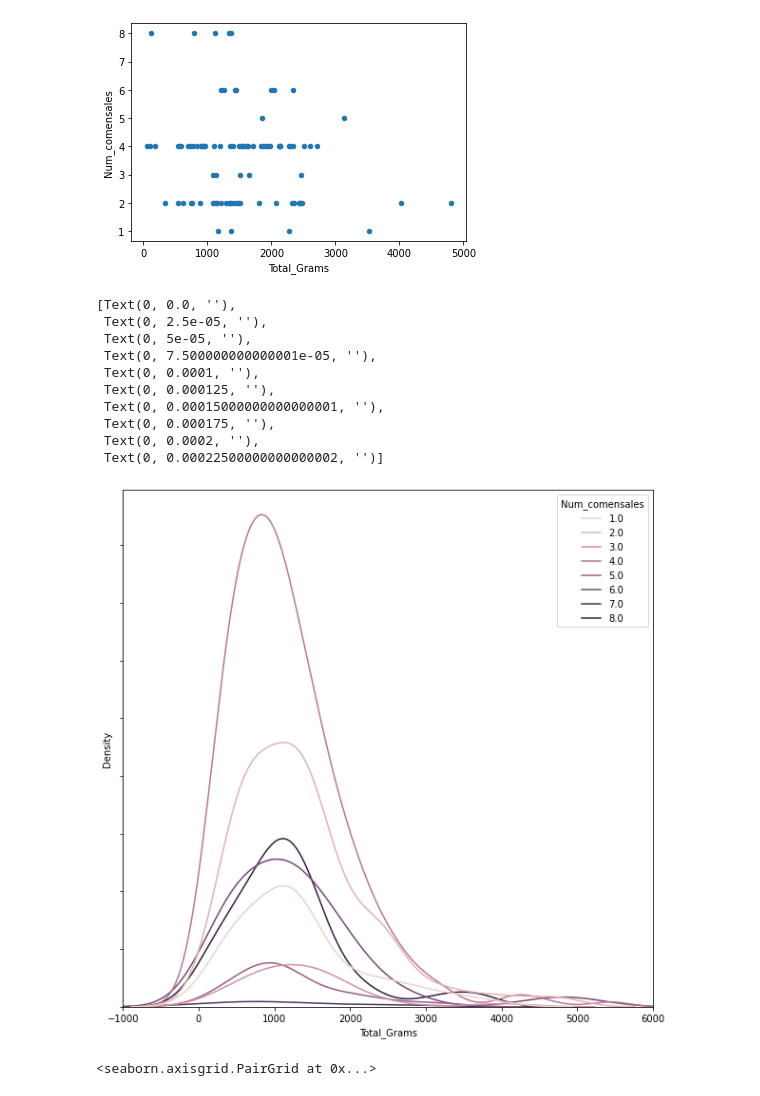
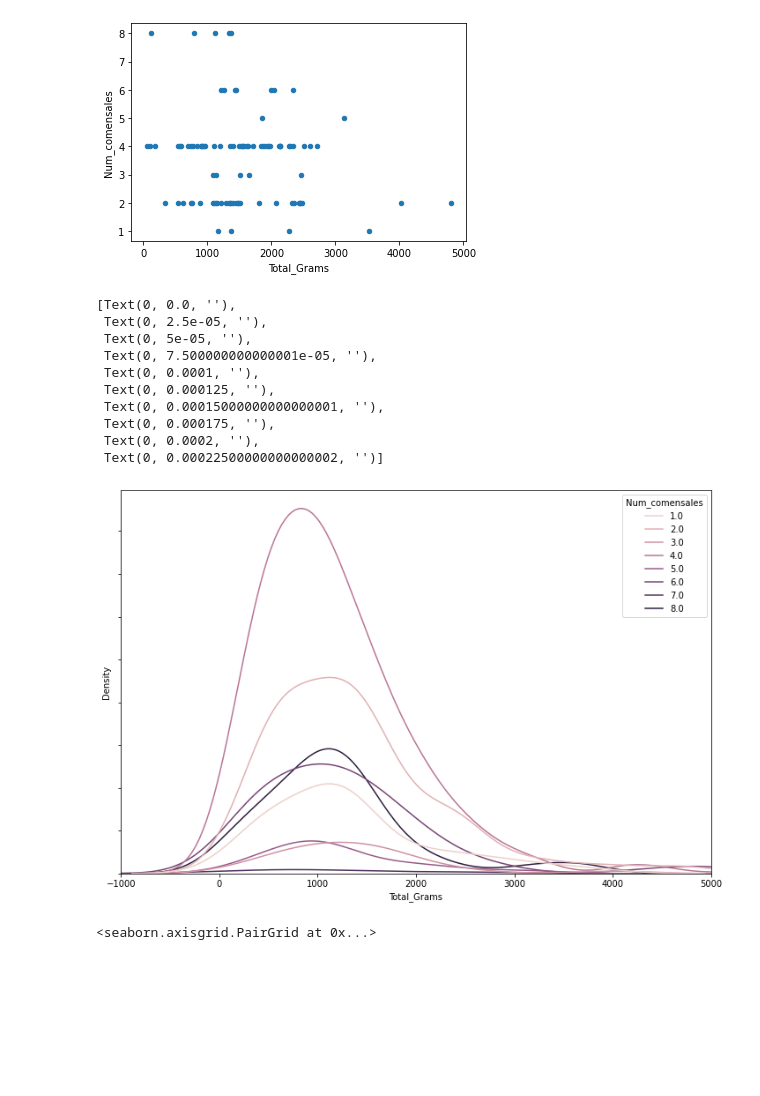
Before and after one commit to Shenia23/mangio, a Jupyter notebook: notebooks/PredictNComensales.ipynb, the cells around one changed output. Saved outputs shown, nothing was run; the diff lists cells and outputs as text; code cells hidden in the pictures; blank space fills up the shorter version.

```diff
--- a/notebooks/PredictNComensales.ipynb
+++ b/notebooks/PredictNComensales.ipynb
@@ -30,22 +30,22 @@ df[df['Categoria'] == 'Recetas de Carne'].plot.scatter('Total_Grams', 'Num_comen
 # %%
 df = df[df['Num_comensales']<10]
 # %%
-f, ax = plt.subplots(figsize=(10, 10))
+f, ax = plt.subplots(figsize=(12, 8))
 sns.kdeplot(data=df, x='Total_Grams', hue='Num_comensales', ax=ax)
-ax.set_xlim(-1000, 6000)
+ax.set_xlim(-1000, 5000)
 ax.set_yticklabels([])
 # %% [output]
 [Text(0, 0.0, ''),
  Text(0, 2.5e-05, ''),
  Text(0, 5e-05, ''),
  Text(0, 7.500000000000001e-05, ''),
  Text(0, 0.0001, ''),
  Text(0, 0.000125, ''),
  Text(0, 0.00015000000000000001, ''),
  Text(0, 0.000175, ''),
  Text(0, 0.0002, ''),
  Text(0, 0.00022500000000000002, '')]
-[figure, old version]
+[figure, new version]
 # %%
 sns.pairplot(data=df, hue='Categoria', height=8)
 # %% [output]
```
Also changed, not shown: 5 other files.
